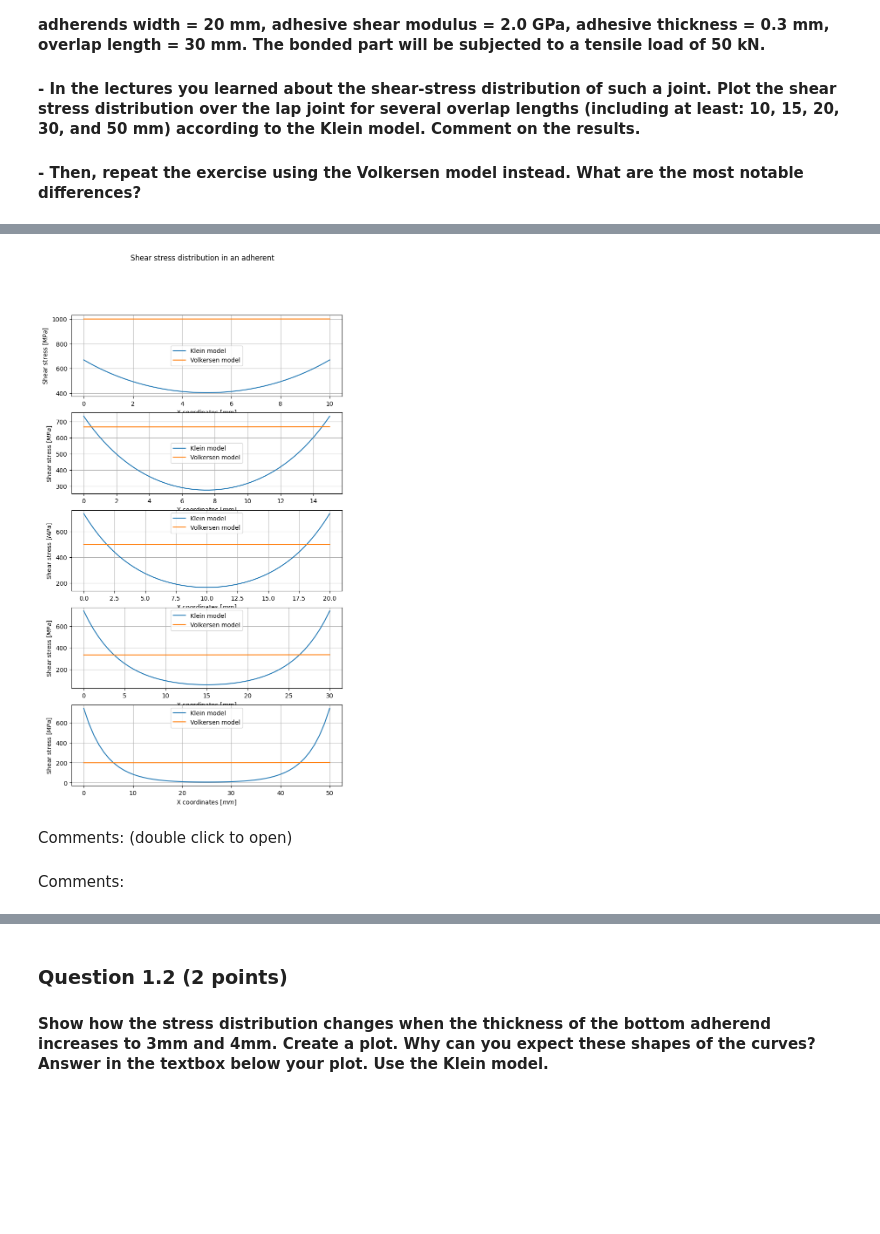
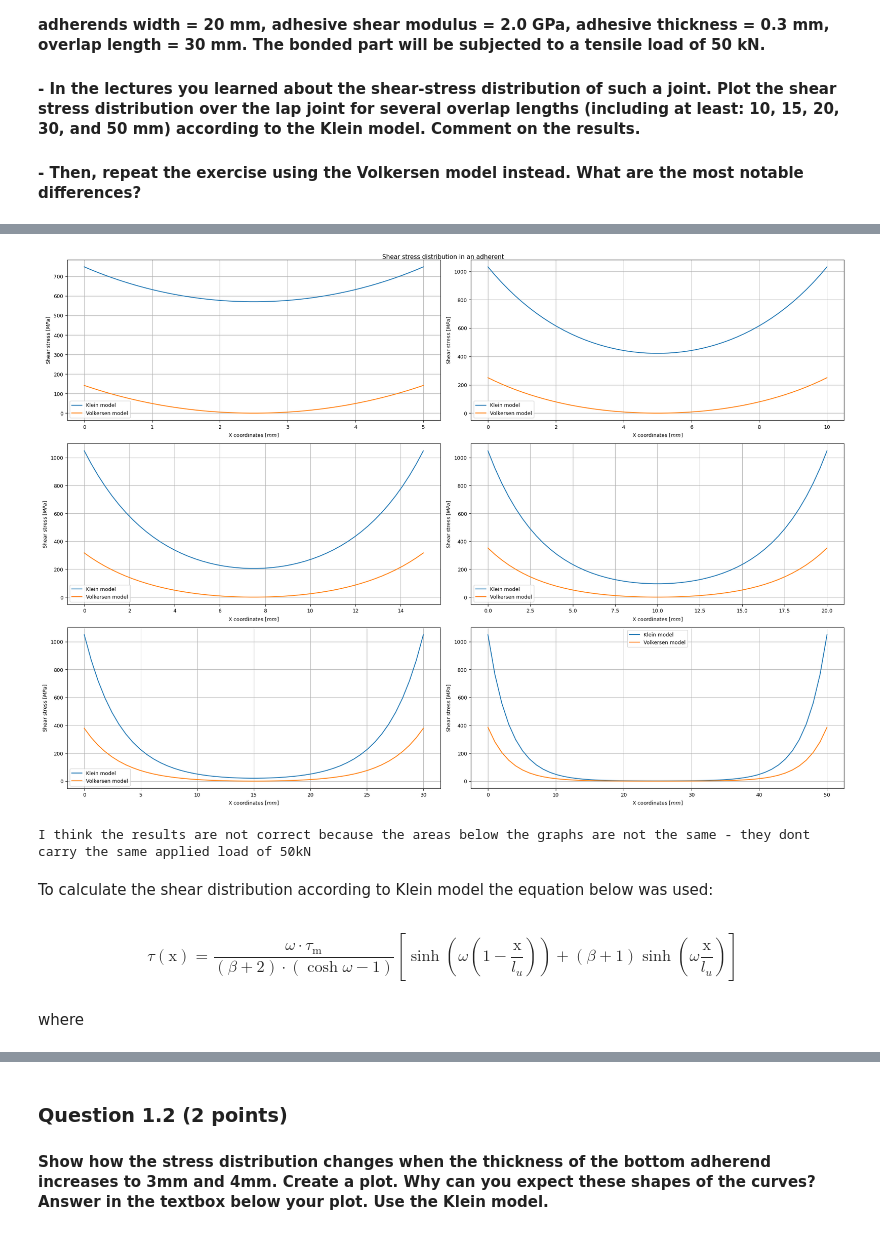
Before and after one commit to alberts2000/PCM, a Jupyter notebook: Notebook Joining Methods.ipynb, the cells around one changed output, grey strips where cells are left out. Drawn from its saved outputs; the diff is of its cells as text; code cells hidden in the pictures; blank space fills up the shorter version.

```diff
--- a/Notebook Joining Methods.ipynb
+++ b/Notebook Joining Methods.ipynb
@@ -20,14 +21,14 @@ import matplotlib.pyplot as plt
 # Storing material properties in a convenient way
 class Material:
     def __init__(self, G_kl=1, E1=1, t1=1, E2=1, t2=1, lu=1, d=1, b=1):
-        self.G_kl = G_kl
-        self.E1 = E1
-        self.t1 = t1
-        self.E2 = E2
-        self.t2 = t2
-        self.lu = lu
-        self.d = d
-        self.b =b
+        self.G_kl = G_kl # shear modulus of the adhesive
+        self.E1 = E1 # stiffness of the top sheet
+        self.t1 = t1 # thickness of the top sheet
+        self.E2 = E2 # stiffness of the bottom sheet
+        self.t2 = t2 # thickness of the bottom sheet
+        self.lu = lu # length of the joint
+        self.d = d # thickness if the adhesive
+        self.b = b # width of the panel
 
 
 def klein_model(N, Mat, F_applied):
@@ -39,50 +40,64 @@ def klein_model(N, Mat, F_applied):
     omega = np.sqrt((G_kl * (E1 * t1 + E2 * t2) * lu ** 2) / (E1 * t1 * E2 * t2 * d))
 
     # Coeffs k used to split up the equation and make it more readable
     k1 = omega * tau_mean / (beta + 2) / (np.cosh(omega - 1))
     k2 = np.sinh(omega * (1 - x_array / lu))
     k3 = (beta + 1) * np.sinh(omega * x_array / lu)
     return x_array, k1 * (k2 + k3)
 
 
 # https://www.sciencedirect.com/science/article/pii/S0143749612000103?casa_token=D7Ai3sGpUxQAAAAA:1-4qyEJVk9hVCwdG-v1fFVVwKeAgBbTQDcr0diMWQtP0TwG5Nq0KmNGA6aciT2WjdFyvUONqSzI
 def volkersen_model(N, Mat, F_applied):
     G_kl, E1, t1, E2, t2, lu, d, b = (Mat.G_kl, Mat.E1, Mat.t1, Mat.E2, Mat.t2, Mat.lu, Mat.d, Mat.b)
-    x_array = np.linspace(0, lu, N)
+    x_array = np.linspace(-lu/2, lu/2, N)
 
     E = E1
-    t = t1
-    omega = np.sqrt(G_kl / E / t * (1 + t1 / t2))
 
-    taux = F_applied * omega * np.cosh(omega * x_array) / np.sinh(omega * lu / 2) # only if both adherents are the same
-    return x_array, taux
+    omega = np.sqrt(G_kl / E / t1 / d * (1 + t1 / t2))
+
+    taux = F_applied * omega / 2 / b * (np.cosh(omega * x_array)-1) / np.sinh(omega * lu / 2) + (t1 - t2) / (t1 + t2) * omega * lu / 2 * np.sinh(omega * x_array) / np.cosh(omega * lu / 2)
+    return x_array+lu/2, taux
 
 
 F = 50e3
 N = 50
-lengths = np.array([10, 15, 20, 30, 50]) * 1e-3
+lengths = np.array([5, 10, 15, 20, 30, 50]) * 1e-3
 
-fig, axs = plt.subplots(5, figsize=(8, 14))
+w = 3
+h = 2
+fig, axs = plt.subplots(w, h, figsize=(20, 14))
+matplotlib.rc('font', **{'size': 9})
 fig.suptitle("Shear stress distribution in an adherent")
 
 
 for idx, length in enumerate(lengths):
-    # Mat1 = Material(t1=2e-3, t2=2e-3, b=20e-3, E1=70e9, E2=70e9, G_kl=2e9, d=0.3e-3, lu=length)
-    Mat1 = Material(t1=3e-3, t2=3e-3, b=20e-3, E1=70e9, E2=70e9, G_kl=1e9, d=0.2e-3, lu=length)
+    Mat1 = Material(t1=2e-3, t2=2e-3, b=20e-3, E1=70e9, E2=70e9, G_kl=2e9, d=0.3e-3, lu=length)
 
     xs, taux_klein = klein_model(N, Mat1, F)
     xs, taux_volk = volkersen_model(N, Mat1, F)
 
-    axs[idx].plot(xs * 1e3, taux_klein / 1e6, label="Klein model")
-    axs[idx].plot(xs * 1e3, taux_volk / 1e4, label="Volkersen model")
-    axs[idx].set_xlabel(r"X coordinates $[mm]$")
-    axs[idx].set_ylabel(r"Shear stress $[MPa]$")
-    axs[idx].legend()
-    axs[idx].grid()
+    idx1 = idx % h
+    idx2 = int(idx / h)
+
+    axs[idx2][idx1].plot(xs * 1e3, taux_klein / 1e6, label="Klein model")
+    axs[idx2][idx1].plot(xs * 1e3, taux_volk / 1e6, label="Volkersen model")
+    axs[idx2][idx1].set_xlabel(r"X coordinates $[mm]$")
+    axs[idx2][idx1].set_ylabel(r"Shear stress $[MPa]$")
+    axs[idx2][idx1].legend()
+    axs[idx2][idx1].grid()
+
+fig.tight_layout()
 plt.show()
+
+print("I think the results are not correct because the areas below the graphs are not the same - they dont carry the same applied load of 50kN")
 # %% [output]
-[figure, old version]
+[figure, new version]
+I think the results are not correct because the areas below the graphs are not the same - they dont carry the same applied load of 50kN
-# %% [markdown]
-Comments: (double click to open)
-# %% [markdown]
-Comments:
+# %% [markdown]
+To calculate the shear distribution according to Klein model the equation below was used:
+# %% [markdown]
+\begin{equation}
+\tau(\mathrm{x})=\frac{\omega \cdot \tau_{\mathrm{m}}}{(\beta+2) \cdot(\cosh \omega-1)}\left[\sinh \left(\omega\left(1-\frac{\mathrm{x}}{l_{u}}\right)\right)+(\beta+1) \sinh \left(\omega \frac{\mathrm{x}}{l_{u}}\right)\right]
+\end{equation}
+# %% [markdown]
+where
```
Also changed, not shown: parts of 13 cells of this notebook.
